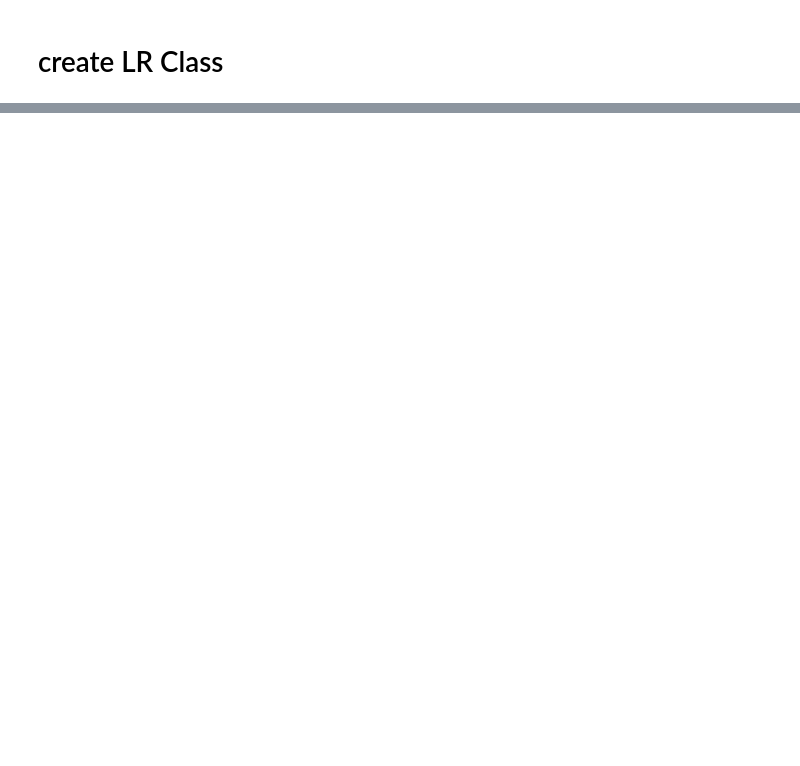
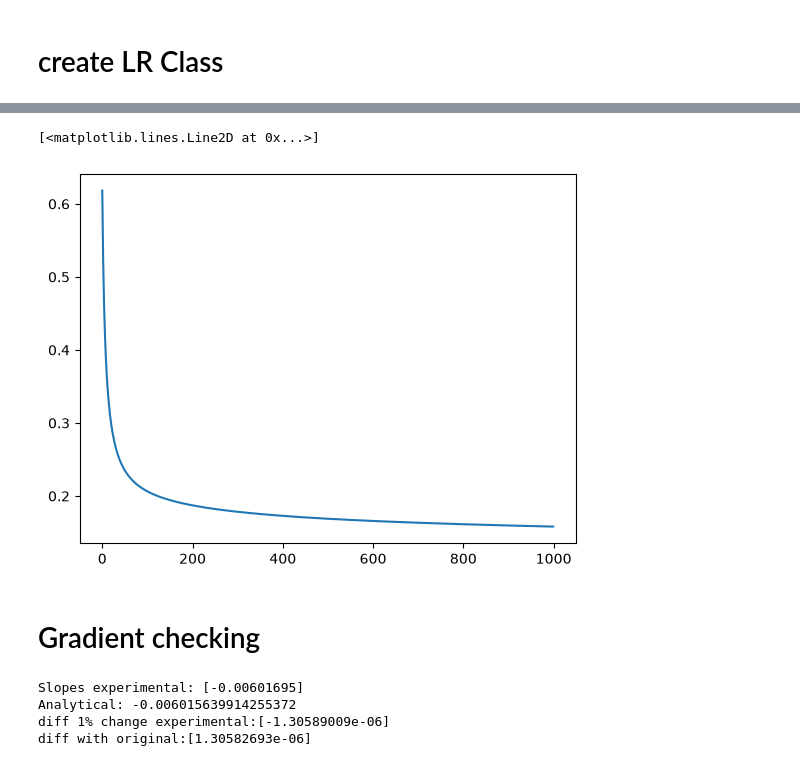
Before and after one commit to aleistrying/nn-from-scratch, a Jupyter notebook: logistic-regression/explore.ipynb, the cells around one changed output, grey strips where cells are left out. Cells and saved outputs as stored; diff of their text form; code cells hidden in the pictures; blank space fills up the shorter version.

```diff
--- a/logistic-regression/explore.ipynb
+++ b/logistic-regression/explore.ipynb
@@ -60,5 +60,6 @@ df_cancer.corr()
 # %%
 from sklearn.model_selection import train_test_split
+from sklearn.preprocessing import StandardScaler
 
 # Chose the ones that seem the highest correlation
 SELECTED_COLUMNS=[
@@ -94,5 +95,8 @@ SELECTED_COLUMNS=[
 # "fractal_dimension_worst",
 ]
 SELECTED_TARGET = ['target']
-
-X_train, y_train, X_test, y_test = train_test_split(df_cancer[SELECTED_COLUMNS], df_cancer[SELECTED_TARGET])
+display(df_cancer[SELECTED_COLUMNS].corr())
+X_train, X_test, y_train, y_test = train_test_split(df_cancer[SELECTED_COLUMNS].to_numpy(), df_cancer[SELECTED_TARGET].to_numpy(), test_size=.2)
+scaler = StandardScaler()
+X_train = scaler.fit_transform(X_train)
+X_test = scaler.transform(X_test)
@@ -151,0 +194,42 @@ ValueError: Unable to coerce to DataFrame, shape must be (6, 6): given (1, 426)
+# %%
+import matplotlib.pyplot as plt
+
+plt.plot(nlr.cost_values)
+# %% [output]
+[<matplotlib.lines.Line2D at 0x...>]
+[figure, added]
+# %% [markdown]
+# Gradient checking
+# %%
+A,Z = nlr.feedforward(X_train)
+
+original_W = nlr.W.copy()
+original_slope = nlr.backwards(A,X_train,y_train)
+original_cost = nlr.cost(A,y_train.T,len(X_train))
+
+nlr.W[0,0] *= 0.99
+
+A,Z = nlr.feedforward(X_train)
+changed_slopes = nlr.backwards(A,X_train,y_train)
+
+delta_in_loss = original_cost - nlr.cost(A, y_train.T, len(X_train))
+delta_in_w = original_W[0,0] - nlr.W[0,0]
+
+experimental_slope = delta_in_loss/delta_in_w
+
+analytical_slope = changed_slopes[0][0,0]
+
+print(f'Slopes experimental: {experimental_slope}')
+print(f'Analytical: {analytical_slope}')
+print(f'diff 1% change experimental:{experimental_slope-analytical_slope}')
+print(f'diff with original:{experimental_slope-original_slope[0][0,0]}')
+
+
+
+# display(original_cost , nlr.cost(A, y_train.T, len(X_train)), original_W[0,0] , changed_slopes[0][0])
+nlr.W = original_W
+# %% [output]
+Slopes experimental: [-0.00601695]
+Analytical: -0.006015639914255372
+diff 1% change experimental:[-1.30589009e-06]
+diff with original:[1.30582693e-06]
```
Also changed, not shown: parts of 4 cells of this notebook.
